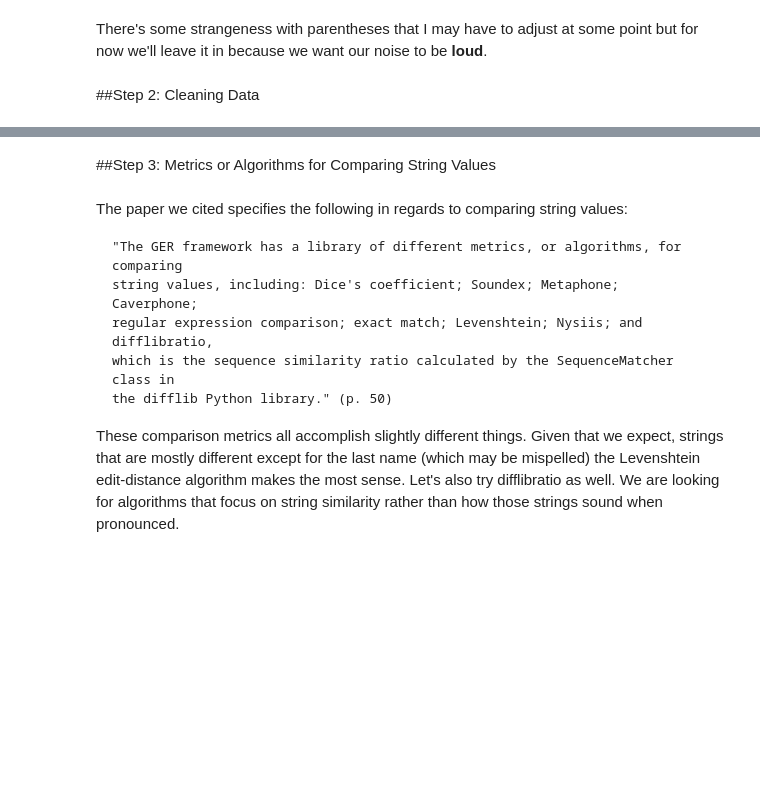
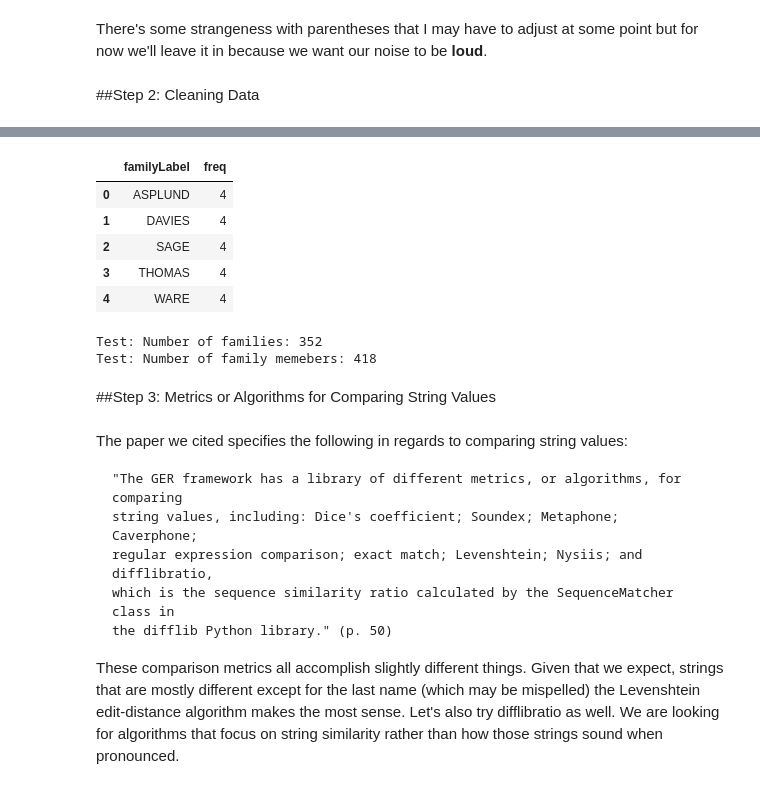
Before and after one commit to jaywalker76/data_mining, a Jupyter notebook: minhash/Entity Resolution Prototype (Probabilistic).ipynb, the cells around one changed output, grey strips where cells are left out. Cells and saved outputs as stored; diff of their text form; code cells hidden in the pictures; blank space fills up the shorter version.

```diff
--- a/minhash/Entity Resolution Prototype (Probabilistic).ipynb
+++ b/minhash/Entity Resolution Prototype (Probabilistic).ipynb
@@ -153,3 +195,19 @@ test[0:5]
+# %%
+df = pysqldf(q2)
+df[0:5]
+# %% [output]
+|  | familyLabel | freq |
+| 0 | ASPLUND | 4 |
+| 1 | DAVIES | 4 |
+| 2 | SAGE | 4 |
+| 3 | THOMAS | 4 |
+| 4 | WARE | 4 |
+# %%
+print("Test: Number of families: {}".format(len(df)))
+print("Test: Number of family memebers: {}".format(len(test["familyLabel"])))
+# %% [output]
+Test: Number of families: 352
+Test: Number of family memebers: 418
 # %% [markdown]
 ##Step 3: Metrics or Algorithms for Comparing String Values
 # %% [markdown]
```
Also changed, not shown: parts of 18 cells of this notebook, 1 other file.
